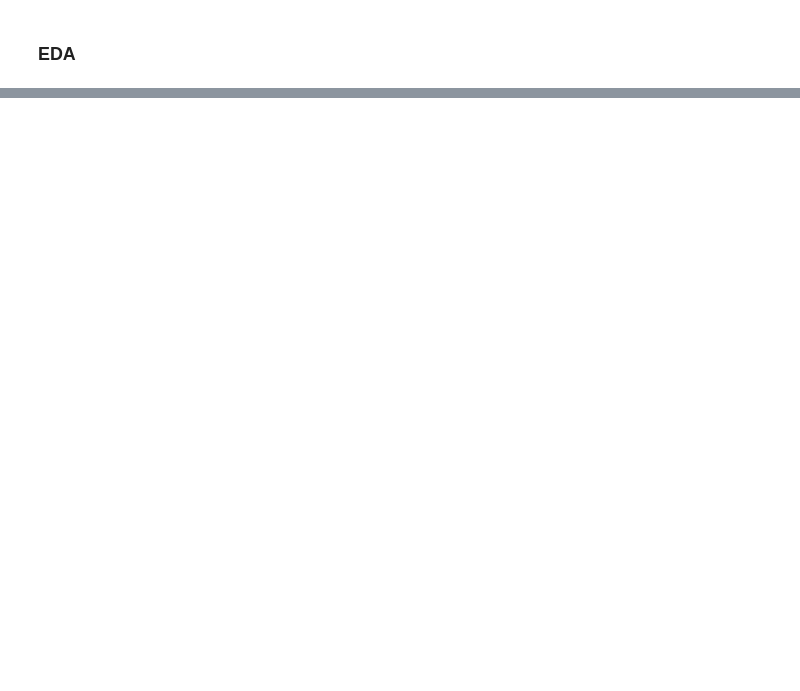
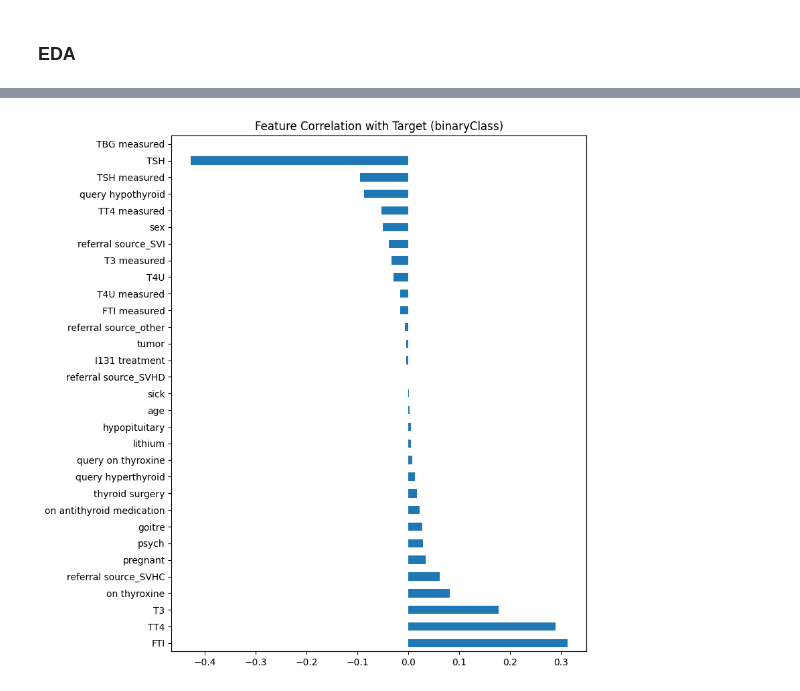
Before and after one commit to yadwink/Machine-Learning-Zoomcamp-2025, a Jupyter notebook: Capstone2_Project/notebook.ipynb, the cells around one changed output, grey strips where cells are left out. Saved outputs shown, nothing was run; the diff lists cells and outputs as text; code cells hidden in the pictures; blank space fills up the shorter version.

```diff
--- a/Capstone2_Project/notebook.ipynb
+++ b/Capstone2_Project/notebook.ipynb
@@ -200,0 +379,3 @@ df.age = df.age.astype(int)
+# %%
+target_corr = corr["binaryClass"].sort_values(ascending=False)
+target_corr
@@ -200,0 +400,9 @@ df.age = df.age.astype(int)
+# %%
+target_corr.drop("binaryClass").plot(
+    kind="barh",
+    figsize=(8, 10)
+)
+plt.title("Feature Correlation with Target (binaryClass)")
+plt.show()
+# %% [output]
+[figure, added]
```
Also changed, not shown: parts of 113 cells of this notebook.
